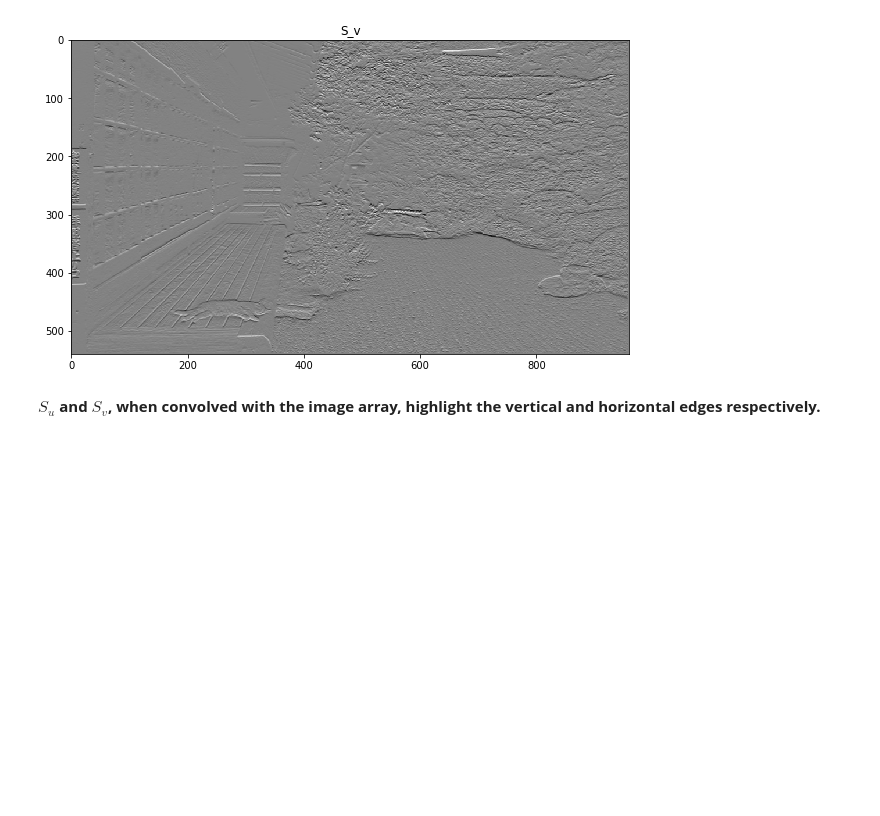
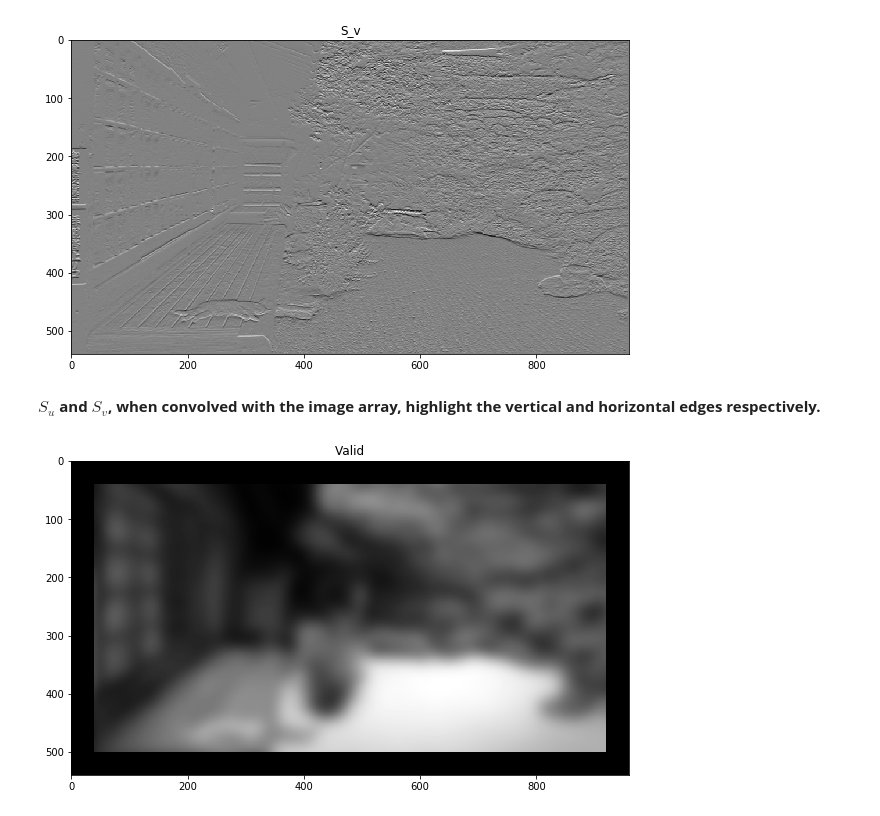
Before and after one commit to fbunt/190201_convolution_and_filtering, a Jupyter notebook: convolution.ipynb, the cells around one changed output. Drawn from its saved outputs; the diff is of its cells as text; code cells hidden in the pictures; blank space fills up the shorter version.

Commit message:
Add implementation and demo of boundary handling

```diff
--- a/convolution.ipynb
+++ b/convolution.ipynb
@@ -136,3 +136,9 @@ plt.show()
 [figure]
 # %% [markdown]
 **$S_u$ and $S_v$, when convolved with the image array, highlight the vertical and horizontal edges respectively.**
+# %%
+def imshow(img, cmap="gray", figsize=(10, 10), title=""):
+    plt.figure(figsize=figsize)
+    plt.imshow(img, cmap=cmap)
+    plt.title(title)
+    plt.show()
@@ -138,0 +200,7 @@ plt.show()
+# %%
+n = 81
+gk = get_gaussian_kernel(n, n//6)
+
+imshow(conv_with_boundary(I_gray, gk, boundary_mode="valid", fill=250), title="Valid")
+# %% [output]
+[figure, added]
```
Also changed, not shown: parts of 5 cells of this notebook.
